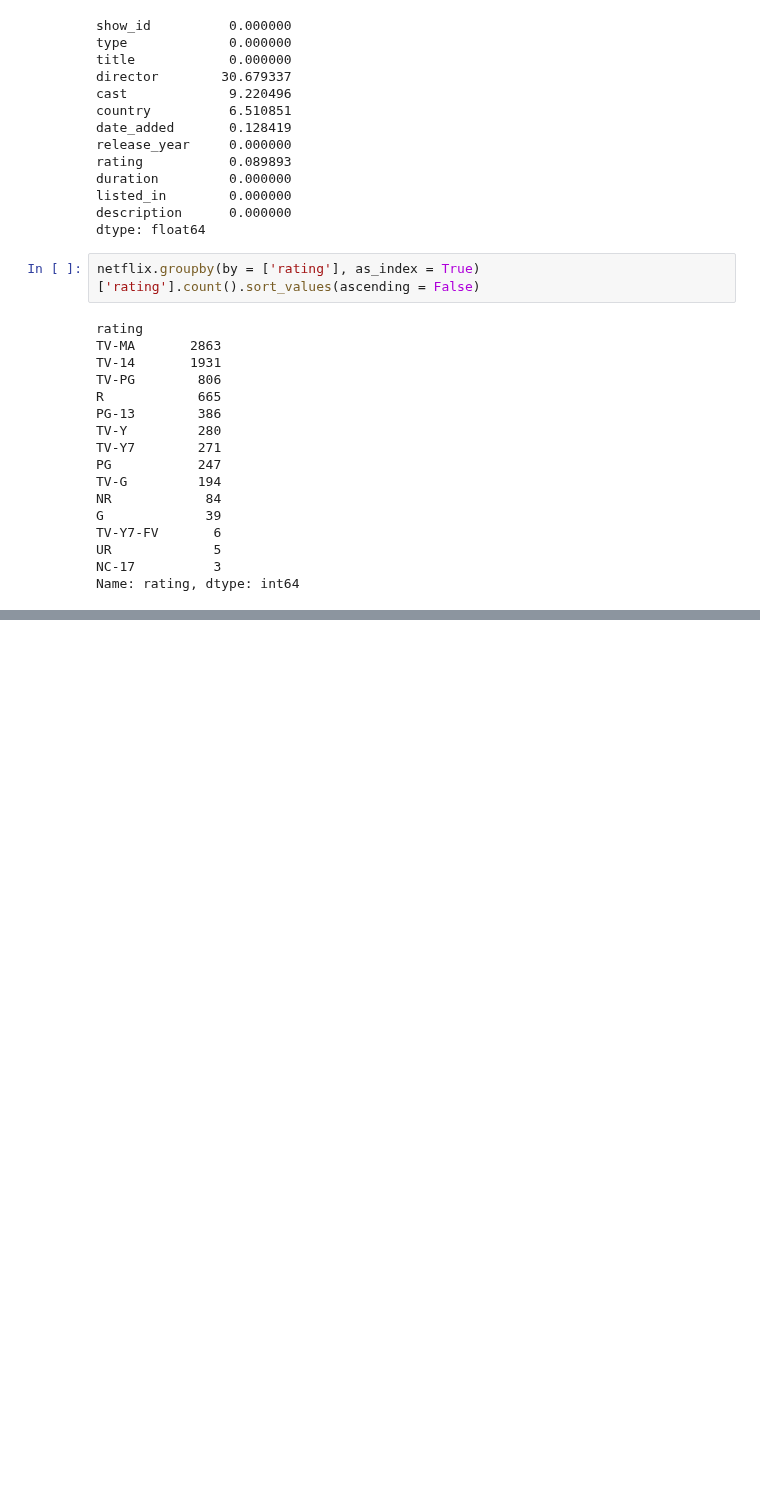
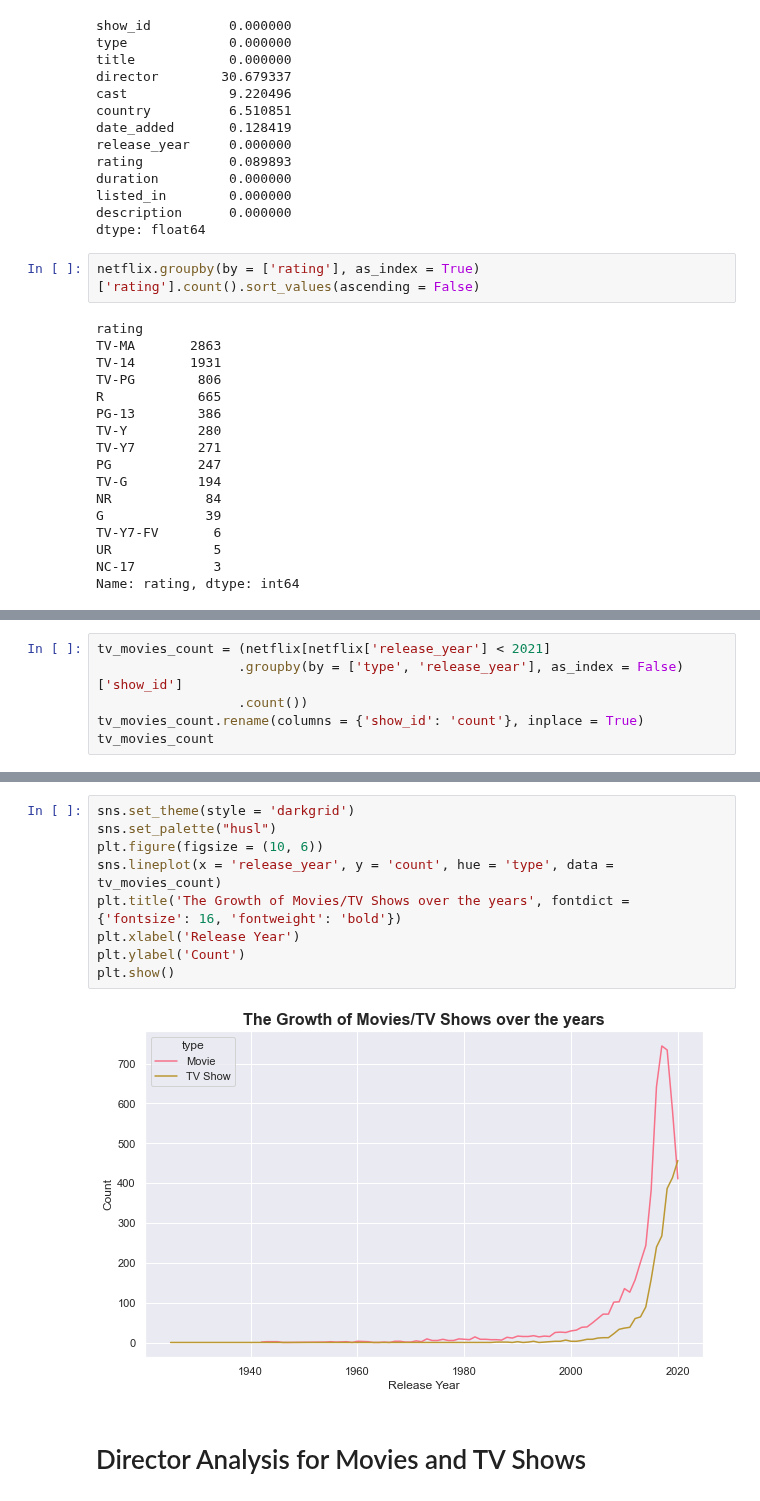
Before and after one commit to AlejandroDeLaCruz/Netflix-Analysis, a Jupyter notebook: Netflix.ipynb, the cells around one changed output, grey strips where cells are left out. Drawn from its saved outputs; the diff is of its cells as text; blank space fills up the shorter version.

```diff
--- a/Netflix.ipynb
+++ b/Netflix.ipynb
@@ -84,0 +62,6 @@ Name: release_year, dtype: int64
+# %%
+tv_movies_count = (netflix[netflix['release_year'] < 2021]
+                  .groupby(by = ['type', 'release_year'], as_index = False)['show_id']
+                  .count())
+tv_movies_count.rename(columns = {'show_id': 'count'}, inplace = True)
+tv_movies_count
@@ -84,0 +82,13 @@ Name: release_year, dtype: int64
+# %%
+sns.set_theme(style = 'darkgrid')
+sns.set_palette("husl")
+plt.figure(figsize = (10, 6))
+sns.lineplot(x = 'release_year', y = 'count', hue = 'type', data = tv_movies_count)
+plt.title('The Growth of Movies/TV Shows over the years', fontdict = {'fontsize': 16, 'fontweight': 'bold'})
+plt.xlabel('Release Year')
+plt.ylabel('Count')
+plt.show()
+# %% [output]
+[figure, added]
+# %% [markdown]
+# Director Analysis for Movies and TV Shows
```
Also changed, not shown: parts of 18 cells of this notebook.
